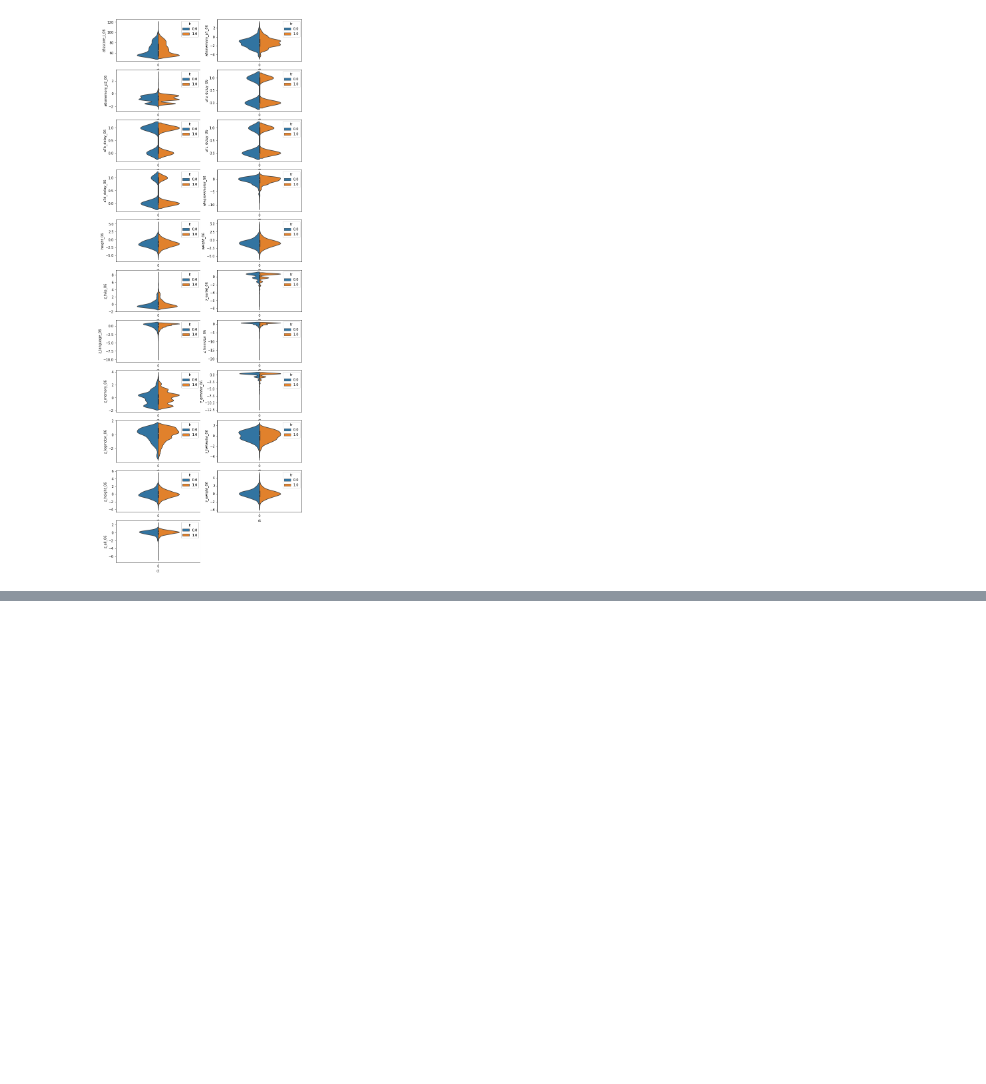
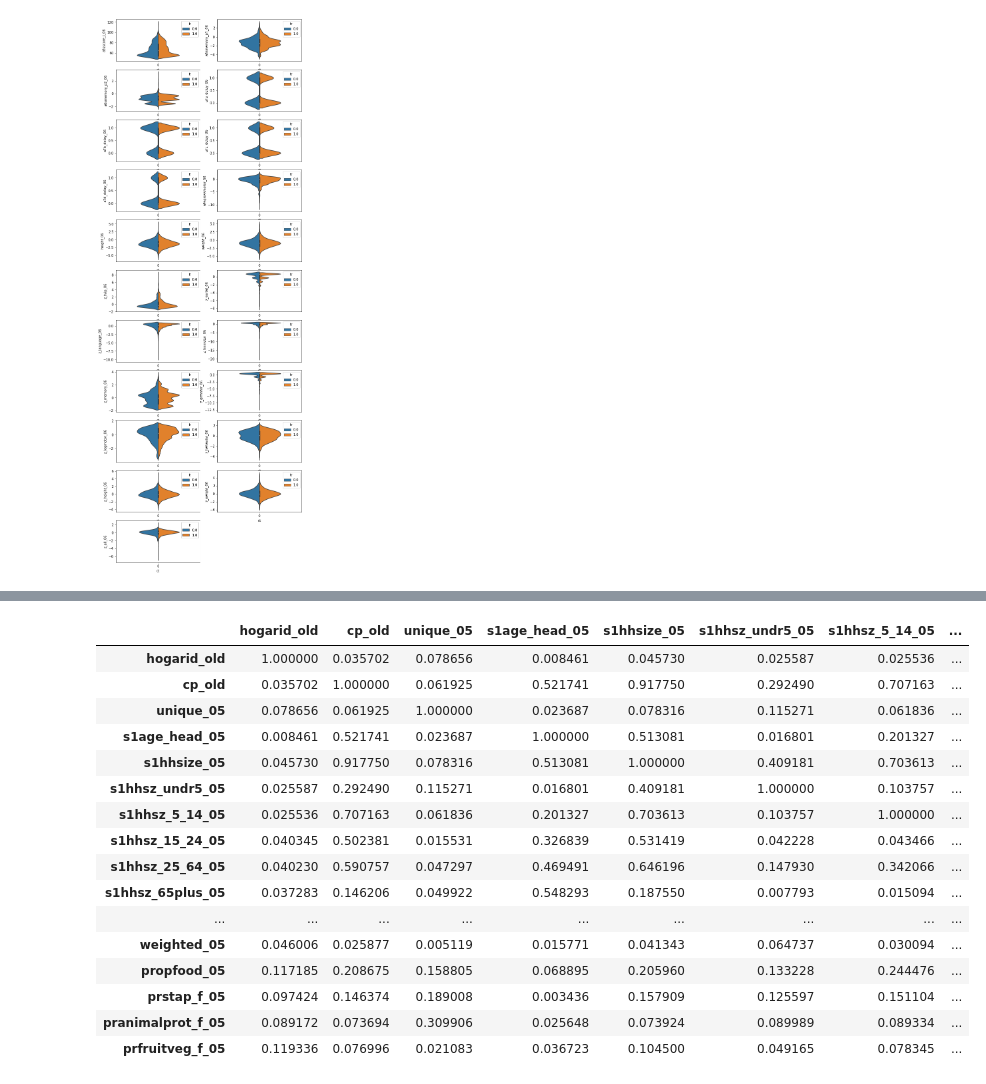
Before and after one commit to JMBorrego/CashCognitive, a Jupyter notebook: prior_knowledge(toni).ipynb, the cells around one changed output, grey strips where cells are left out. Saved outputs shown, nothing was run; the diff lists cells and outputs as text; code cells hidden in the pictures; blank space fills up the shorter version.

```diff
--- a/prior_knowledge(toni).ipynb
+++ b/prior_knowledge(toni).ipynb
@@ -380,0 +417,22 @@ for i in range(21):
+# %%
+corr=df1.corr()
+corr=abs(corr)
+corr.style.background_gradient(cmap='coolwarm')
+# %% [output]
+|  | hogarid_old | cp_old | unique_05 | s1age_head_05 | s1hhsize_05 | s1hhsz_undr5_05 | s1hhsz_5_14_05 | ... |
+| hogarid_old | 1.000000 | 0.035702 | 0.078656 | 0.008461 | 0.045730 | 0.025587 | 0.025536 | ... |
+| cp_old | 0.035702 | 1.000000 | 0.061925 | 0.521741 | 0.917750 | 0.292490 | 0.707163 | ... |
+| unique_05 | 0.078656 | 0.061925 | 1.000000 | 0.023687 | 0.078316 | 0.115271 | 0.061836 | ... |
+| s1age_head_05 | 0.008461 | 0.521741 | 0.023687 | 1.000000 | 0.513081 | 0.016801 | 0.201327 | ... |
+| s1hhsize_05 | 0.045730 | 0.917750 | 0.078316 | 0.513081 | 1.000000 | 0.409181 | 0.703613 | ... |
+| s1hhsz_undr5_05 | 0.025587 | 0.292490 | 0.115271 | 0.016801 | 0.409181 | 1.000000 | 0.103757 | ... |
+| s1hhsz_5_14_05 | 0.025536 | 0.707163 | 0.061836 | 0.201327 | 0.703613 | 0.103757 | 1.000000 | ... |
+| s1hhsz_15_24_05 | 0.040345 | 0.502381 | 0.015531 | 0.326839 | 0.531419 | 0.042228 | 0.043466 | ... |
+| s1hhsz_25_64_05 | 0.040230 | 0.590757 | 0.047297 | 0.469491 | 0.646196 | 0.147930 | 0.342066 | ... |
+| s1hhsz_65plus_05 | 0.037283 | 0.146206 | 0.049922 | 0.548293 | 0.187550 | 0.007793 | 0.015094 | ... |
+| ... | ... | ... | ... | ... | ... | ... | ... | ... |
+| weighted_05 | 0.046006 | 0.025877 | 0.005119 | 0.015771 | 0.041343 | 0.064737 | 0.030094 | ... |
+| propfood_05 | 0.117185 | 0.208675 | 0.158805 | 0.068895 | 0.205960 | 0.133228 | 0.244476 | ... |
+| prstap_f_05 | 0.097424 | 0.146374 | 0.189008 | 0.003436 | 0.157909 | 0.125597 | 0.151104 | ... |
+| pranimalprot_f_05 | 0.089172 | 0.073694 | 0.309906 | 0.025648 | 0.073924 | 0.089989 | 0.089334 | ... |
+| prfruitveg_f_05 | 0.119336 | 0.076996 | 0.021083 | 0.036723 | 0.104500 | 0.049165 | 0.078345 | ... |
```
Also changed, not shown: parts of 12 cells of this notebook.
